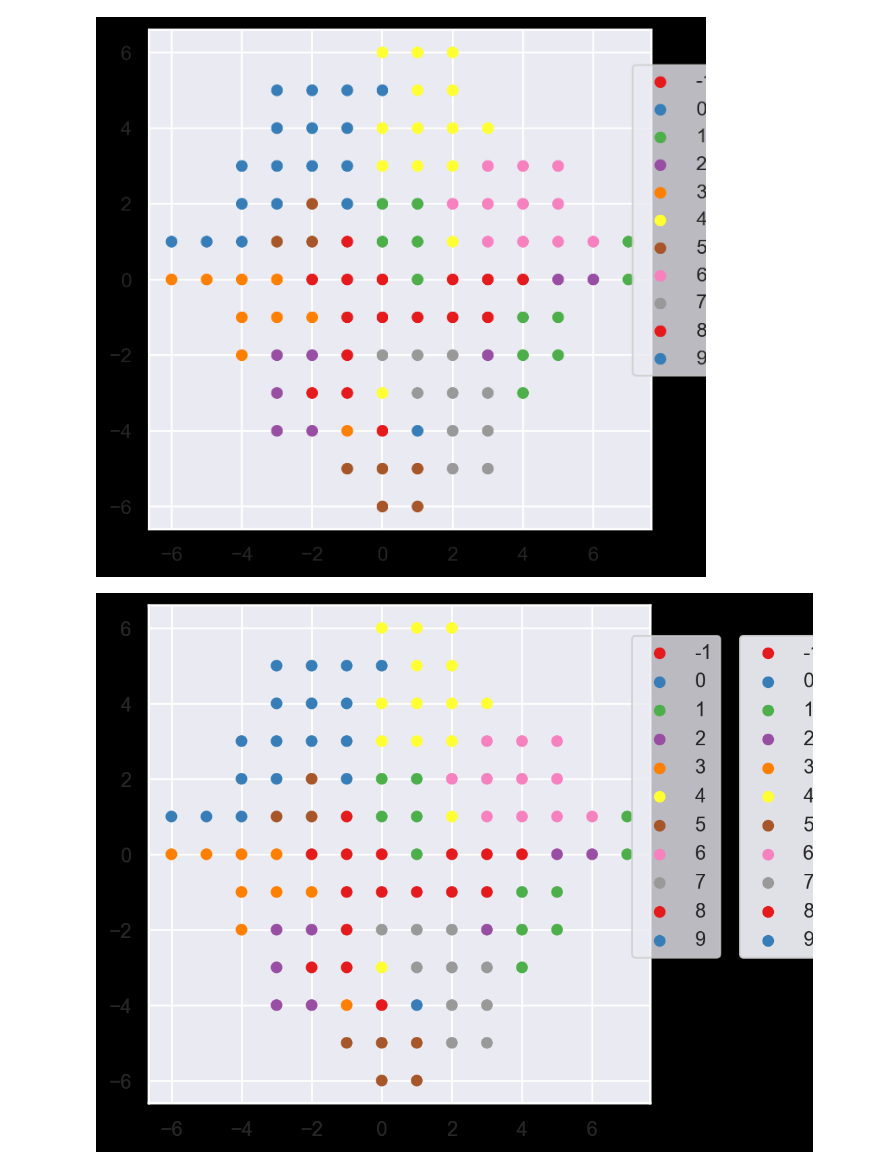
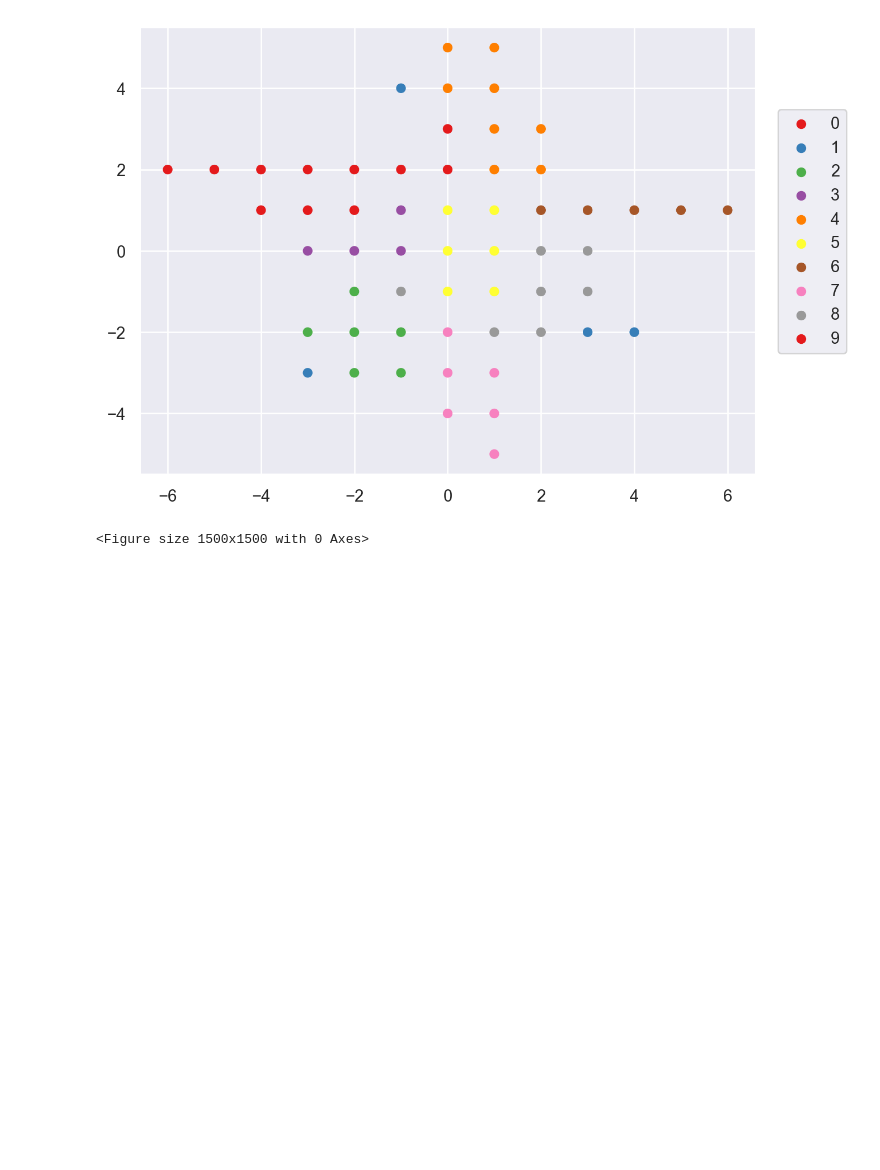
Before and after one commit to SandroMartens/DBGSOM, a Jupyter notebook: examples/digits.ipynb, the cells around one changed output. Drawn from its saved outputs; the diff is of its cells as text; code cells hidden in the pictures; blank space fills up the shorter version.

```diff
--- a/examples/digits.ipynb
+++ b/examples/digits.ipynb
@@ -10,8 +10,8 @@ from sklearn.datasets import load_digits
 # %%
 digits_X, digits_y = load_digits(return_X_y=True)
 som = DBGSOM(
-    spreading_factor=0.5,
-    n_epochs_max=300,
+    spreading_factor=0.75,
+    max_epochs=300,
     random_state=42,
 )
 
@@ -33,12 +33,12 @@ Pipeline(steps=[('scaler', StandardScaler()),
 # %%
 f = plt.figure(figsize=(5, 5), dpi=300)
 labels = list(dict(som.som_.nodes.data("label")).values())
 coordinates = np.array(som.neurons_)
 
-p = so.Plot(x=coordinates[:,0], y=coordinates[:,1], color=labels).add(so.Dot()).scale(color="Set1").on(f)
-p.show()
+p = so.Plot(x=coordinates[:,0], y=coordinates[:,1], color=labels).add(so.Dot()).scale(color="Set1")#.on(f)
+# p.show()
 # plt.axis("off")
-p.save("digits_classes.png", dpi=300)
+p.save("digits_classes.png", dpi=300,bbox_inches="tight")
 # %% [output]
-[figure, old version]
+[figure, new version]
-[figure, removed]
+<Figure size 1500x1500 with 0 Axes>
```
Also changed, not shown: parts of 1 cell of this notebook, 5 other files.
